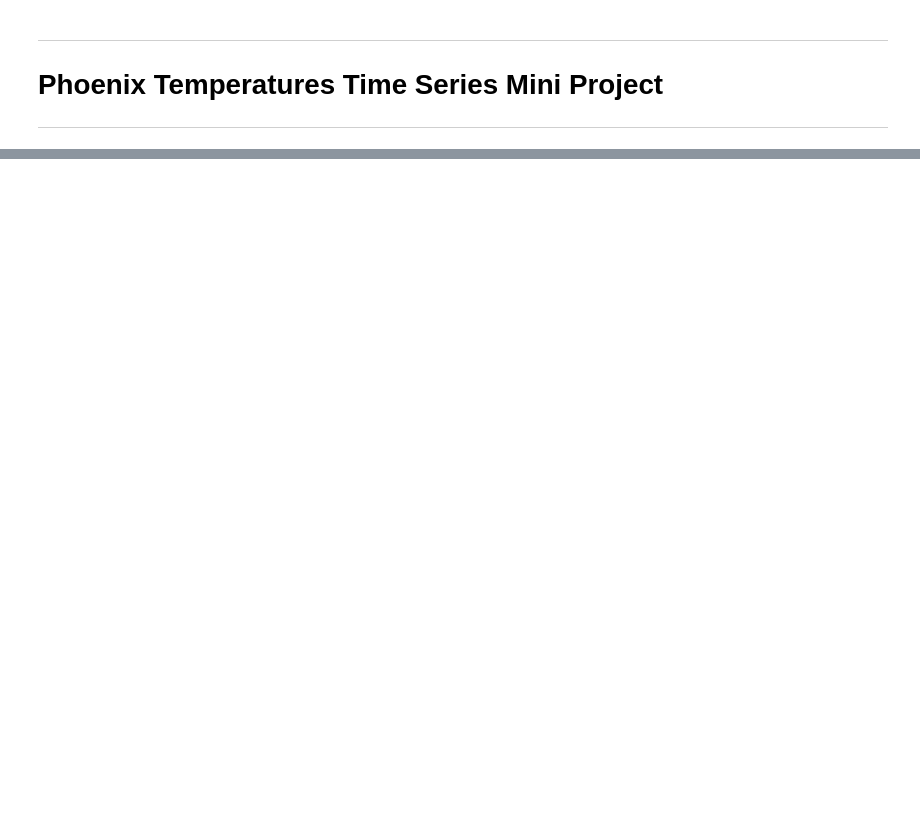
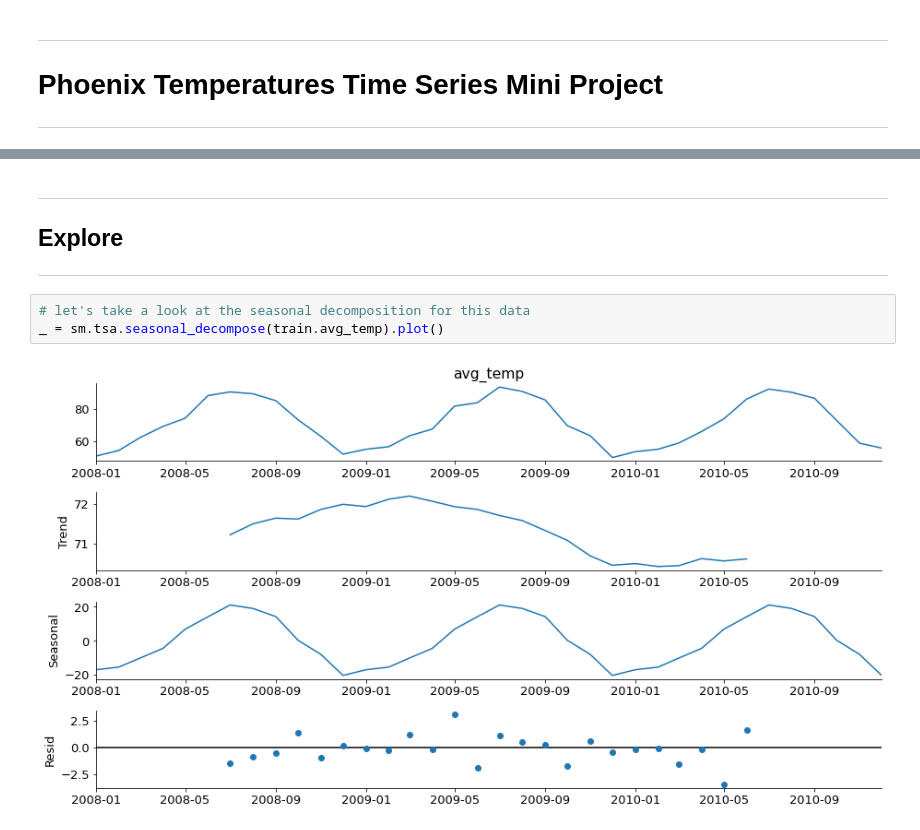
Before and after one commit to adam-talbot/time-series-project, a Jupyter notebook: final_notebook.ipynb, the cells around one changed output, grey strips where cells are left out. Drawn from its saved outputs; the diff is of its cells as text; blank space fills up the shorter version.

```diff
--- a/final_notebook.ipynb
+++ b/final_notebook.ipynb
@@ -34,0 +83,9 @@ s['2000':].plot();
+# %% [markdown]
+---
+## Explore
+---
+# %%
+# let's take a look at the seasonal decomposition for this data
+_ = sm.tsa.seasonal_decompose(train.avg_temp).plot()
+# %% [output]
+[figure, added]
```
Also changed, not shown: parts of 60 cells of this notebook, 2 other files.
